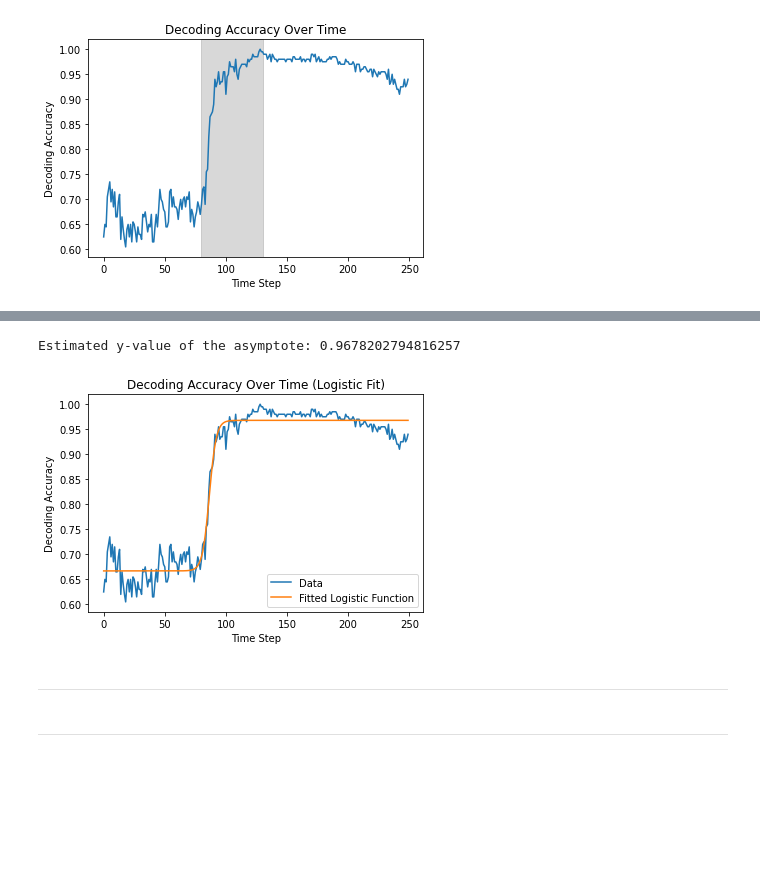
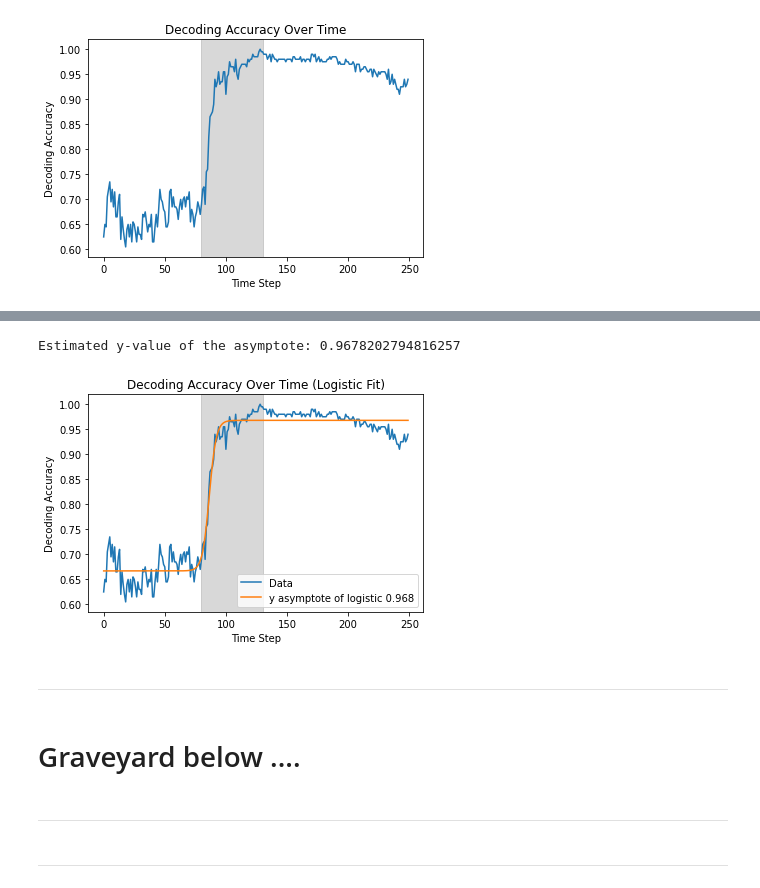
Before and after one commit to hkular/RNN_Geo, a Jupyter notebook: decode_L1_stimvschoice.ipynb, the cells around one changed output, grey strips where cells are left out. Drawn from its saved outputs; the diff is of its cells as text; code cells hidden in the pictures; blank space fills up the shorter version.

Commit message:
afc2 lo, time plots

```diff
--- a/decode_L1_stimvschoice.ipynb
+++ b/decode_L1_stimvschoice.ipynb
@@ -202,19 +159,6 @@ print(f'done decoding')
 # %% [output]
 Progress: [====================] 1250/1250
 done decoding
-# %%
-if __name__ == "__main__":
-  # ... (your existing code)
-
-  with Pool(processes=round(os.cpu_count()*.7))  # use 70% of cpus
-    results = pool.starmap(fit_and_score_cv, [
-        (t_step, data_d[:, t_step, :], tri_ind, hold_out, n_cvs, labs, thresh, grid)
-        for t_step in range(task_info['trial_dur'])
-    ])
-
-  # Process the results from each worker process (list of lists of accuracies)
-  decoding_acc = np.mean(np.array(results), axis=1)  # Calculate mean accuracy for each time step
-  # ... (rest of your code)
 # %%
 if plots:
     # Plot decoding accuracy over time
@@ -361,29 +307,35 @@ done decoding
 # %%
 # fit logistic function
 def logistic_func(x, a, b, c, d):
     return a / (1 + np.exp(-c * (x - d))) + b
 
 popt, _ = curve_fit(logistic_func, range(0, task_info['trial_dur']), decoding_acc[0:])
 
 # 'popt' will contain the fitted parameters (a, b, c) of the log function
 
 # Optional: Estimate the y-value of the asymptote (assuming based on parameter a)
 asymptote_y = popt[1]
 print("Estimated y-value of the asymptote:", asymptote_y)
 
 # Optional: Visualization
 plt.plot(range(0, task_info['trial_dur']), decoding_acc[0:], label='Data')
-plt.plot(range(0, task_info['trial_dur']), logistic_func(range(0, task_info['trial_dur']), *popt), label='Fitted Logistic Function')
+plt.plot(range(0, task_info['trial_dur']), logistic_func(range(0, task_info['trial_dur']), *popt), label=f'y asymptote of logistic {round(asymptote_y, 3)}')
+plt.axvspan(task_info['stim_on'], task_info['stim_on']+task_info['stim_dur'], color = 'gray', alpha = 0.3)
 plt.xlabel('Time Step')
 plt.ylabel('Decoding Accuracy')
 plt.title('Decoding Accuracy Over Time (Logistic Fit)')
 plt.legend()
+plt.savefig(f"{data_dir}/decode_stimfit.png")
 plt.show()
 # %% [output]
 Estimated y-value of the asymptote: 0.9678202794816257
-[figure, old version]
+[figure, new version]
 # %% [markdown]
 __________________
+# %% [markdown]
+# Graveyard below ....
+# %% [markdown]
+_____________
 # %%
 # not in use...keeping this in case I ever want to look at it again
 def evaluate_threshold(X, labs, thresh, model):
```
Also changed, not shown: parts of 9 cells of this notebook, 18 other files.
